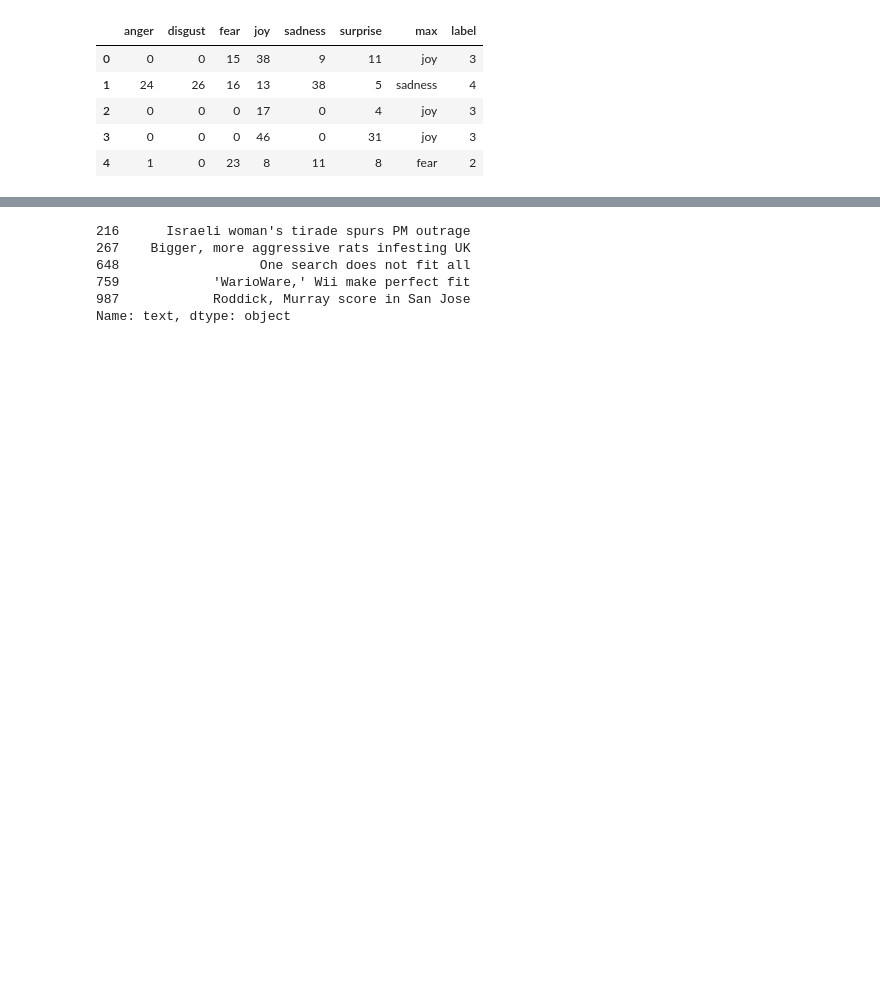
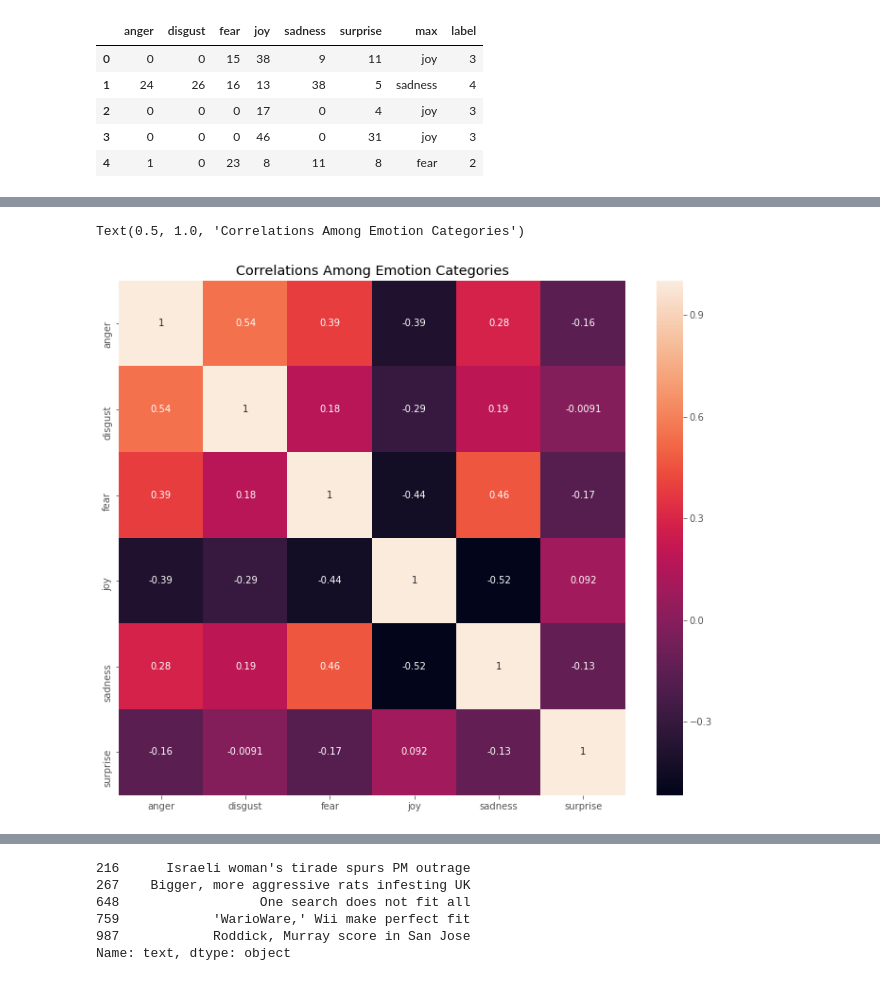
Before and after one commit to kemepley/Detecting_Emotions, a Jupyter notebook: Exploratory_Data_Analysis.ipynb, the cells around one changed output, grey strips where cells are left out. Drawn from its saved outputs; the diff is of its cells as text; code cells hidden in the pictures; blank space fills up the shorter version.

Commit message:
add text to EDA notebook

```diff
--- a/Exploratory_Data_Analysis.ipynb
+++ b/Exploratory_Data_Analysis.ipynb
@@ -69,0 +114,9 @@ emotion_df.head()
+# %%
+# correlations among emotion categories
+plt.figure(figsize=(12,10))
+corr = emotion_df.iloc[:,:-1].corr()
+sns.heatmap(corr, xticklabels=corr.columns, yticklabels=corr.columns, annot=True)
+plt.title('Correlations Among Emotion Categories')
+# %% [output]
+Text(0.5, 1.0, 'Correlations Among Emotion Categories')
+[figure, added]
```
Also changed, not shown: parts of 37 cells of this notebook.
